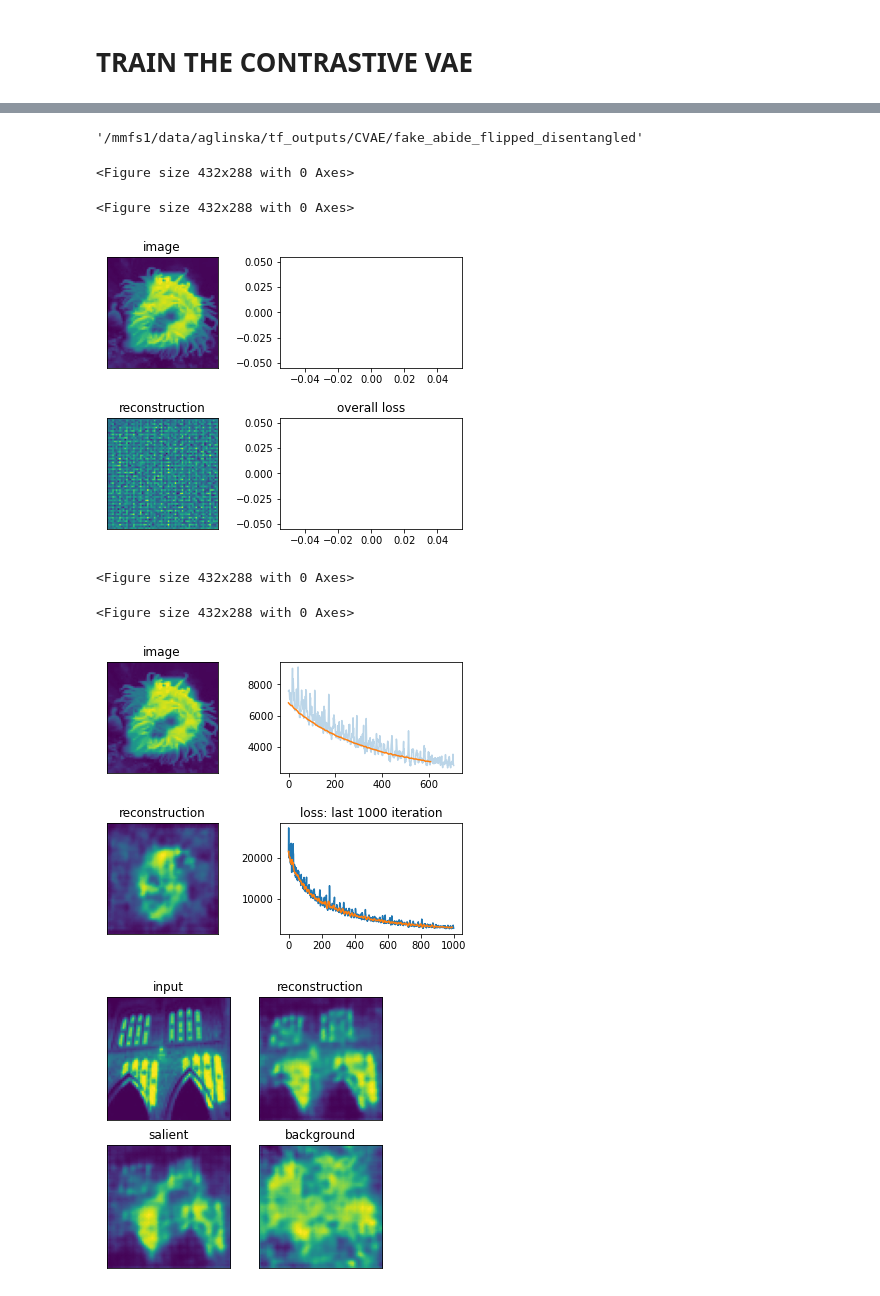
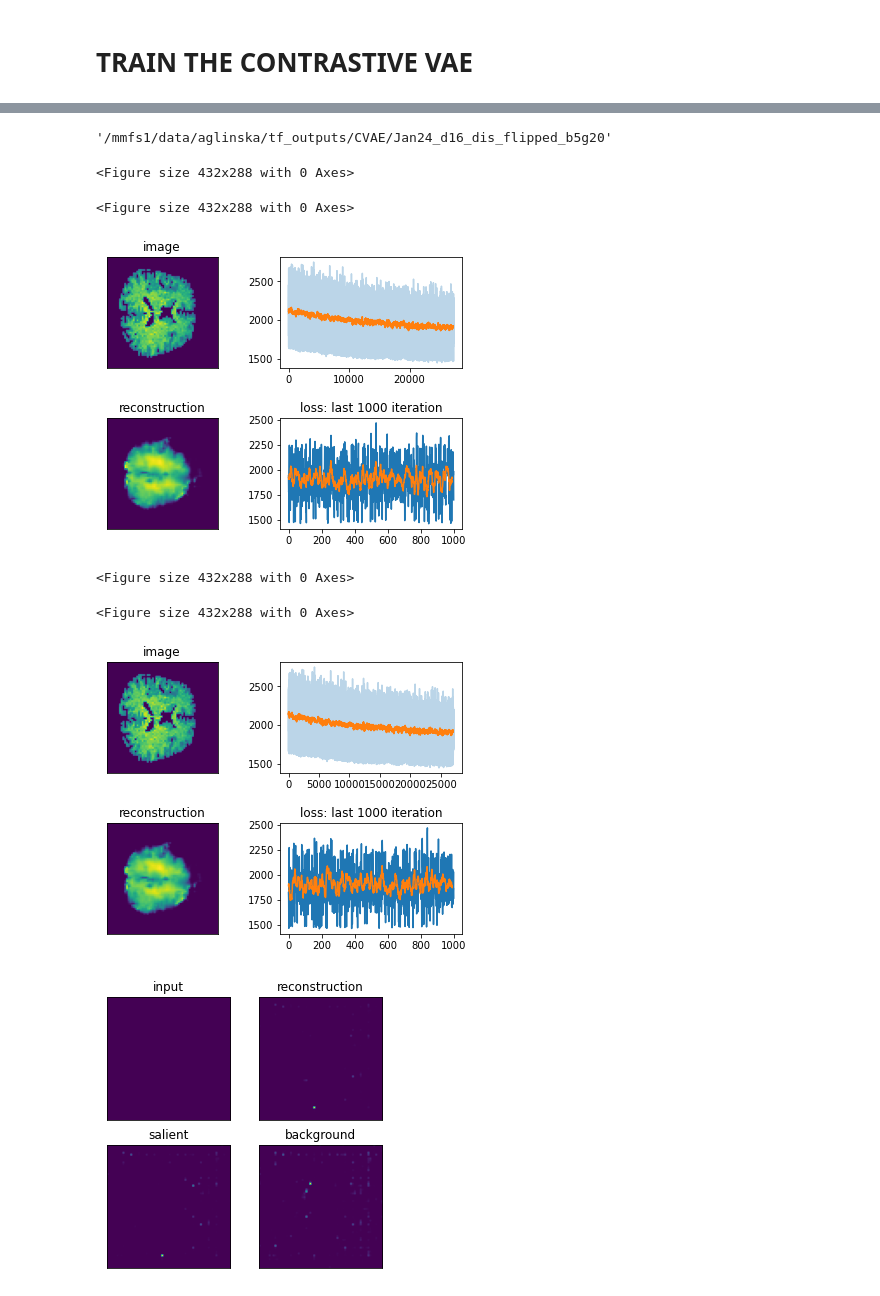
Before and after one commit to Aglinskas/BC-MRI-AE, a Jupyter notebook: Colab Notebooks/MRI_CCAE_3D_TRAIN_CCAE_andromeda.ipynb, the cells around one changed output, grey strips where cells are left out. Cells and saved outputs as stored; diff of their text form; code cells hidden in the pictures.

Commit message:
whoops - overfit CVAE

```diff
--- a/Colab Notebooks/MRI_CCAE_3D_TRAIN_CCAE_andromeda.ipynb
+++ b/Colab Notebooks/MRI_CCAE_3D_TRAIN_CCAE_andromeda.ipynb
@@ -119,7 +119,7 @@ nsubs = ABIDE_data.shape[0]
 aa = np.array([ABIDE_data[s,:,:,:].sum() for s in range(ABIDE_data.shape[0])])<5000
 ABIDE_data = ABIDE_data[~aa,:,:,:]
 ABIDE_subs = ABIDE_subs[~aa]
-ABIDE_data = np.load('/mmfs1/data/aglinska/3d_grassy_mnist/fake_abide.npy')
+#ABIDE_data = np.load('/mmfs1/data/aglinska/3d_grassy_mnist/fake_abide.npy')
 [arr.shape for arr in [ABIDE_subs,ABIDE_data]]
 # %% [output]
 [(982,), (982, 64, 64, 64)]
@@ -692,16 +692,18 @@ import pickle
 # %%
 if train_cvae:
     latent_dim = 16
-    #batch_size = 12
+    batch_size = 12
     batch_size = 64
-    beta = 1;gamma = 1
+    beta = 5;gamma = 5
     disentangle=True
     cvae, cvae_fg, z_encoder, s_encoder, cvae_decoder = get_MRI_CCVAE_3D(latent_dim=latent_dim,beta=beta, disentangle=disentangle, gamma=gamma, bias=True, batch_size = batch_size)
     loss = list()
+    fn = '/mmfs1/data/aglinska/tf_outputs/CVAE/Jan24_d16_dis_flipped_b5g20'
     #fn = '/mmfs1/data/aglinska/tf_outputs/CVAE/Jan12_disentagled_l16'
     #fn = '/mmfs1/data/aglinska/tf_outputs/CVAE/16dim_noDis_evBatch'
-    fn = '/mmfs1/data/aglinska/tf_outputs/CVAE/fake_abide_flipped_disentangled'
+    #fn = '/mmfs1/data/aglinska/tf_outputs/CVAE/fake_abide_flipped_disentangled'
+    #fn = '/mmfs1/data/aglinska/tf_outputs/CVAE/play'
 
-    #loss = pickle.load(open(fn+'_loss.pickle','rb'))
-    #cvae.load_weights(fn)
+    loss = pickle.load(open(fn+'_loss.pickle','rb'))
+    cvae.load_weights(fn)
 # %% [output]
@@ -709,7 +717,7 @@ Tensor("z/add_6:0", shape=(None, 16), dtype=float32)
 # %%
 fn
 # %% [output]
-'/mmfs1/data/aglinska/tf_outputs/CVAE/fake_abide_flipped_disentangled'
+'/mmfs1/data/aglinska/tf_outputs/CVAE/Jan24_d16_dis_flipped_b5g20'
 # %%
 # Initial Check
 DX_batch = DX_subs[np.random.randint(low=0,high=DX_subs.shape[0],size=batch_size),:,:,:];
@@ -726,7 +734,7 @@ else:
 # %% [output]
 <Figure size 432x288 with 0 Axes>
 <Figure size 432x288 with 0 Axes>
-[figure, old version]
+[figure, new version]
 # %%
 def plot_four():
 
@@ -757,34 +765,34 @@ def plot_four():
 # %%
 for i in tqdm(range(1,int(1e6))):
 
-    #asd_idx,td_idx = get_batch_idx(df,batch_size = batch_size)
-    #DX_batch = np.take(ABIDE_data, indices=asd_idx, axis=0)
-    #TD_batch = np.take(ABIDE_data, indices=td_idx, axis=0)
-    DX_batch = DX_subs[np.random.randint(low=0,high=DX_subs.shape[0],size=batch_size),:,:,:];
-    TD_batch = TD_subs[np.random.randint(low=0,high=TD_subs.shape[0],size=batch_size),:,:,:];
+    asd_idx,td_idx = get_batch_idx(df,batch_size = batch_size)
+    DX_batch = np.take(ABIDE_data, indices=asd_idx, axis=0)
+    TD_batch = np.take(ABIDE_data, indices=td_idx, axis=0)
+    #DX_batch = DX_subs[np.random.randint(low=0,high=DX_subs.shape[0],size=batch_size),:,:,:];
+    #TD_batch = TD_subs[np.random.randint(low=0,high=TD_subs.shape[0],size=batch_size),:,:,:];
     #hist = cvae.train_on_batch([DX_batch,TD_batch]); # Proper
     hist = cvae.train_on_batch([TD_batch,DX_batch]); # Flipped
 
     assert not np.isnan(hist),'loss is NaN - you f**cked up'
 
     im,im1,ss = net_query();
 
     loss.append(hist);
 
     if np.mod(i,10)==0:
         plot_trainProgress(loss,im,im1);
         pickle.dump(loss,open(fn+'_loss.pickle','wb'))
         plot_four()
 
 
 
     if np.mod(i,101)==0:
         cvae.save_weights(fn)
 # %% [output]
 <Figure size 432x288 with 0 Axes>
 <Figure size 432x288 with 0 Axes>
-[figure, old version]
+[figure, new version]
-[figure, old version]
+[figure, new version]
 # %%
 # s = 2
 # plt.subplot(1,3,1)
```
Also changed, not shown: parts of 4 cells of this notebook, 1 other file.
